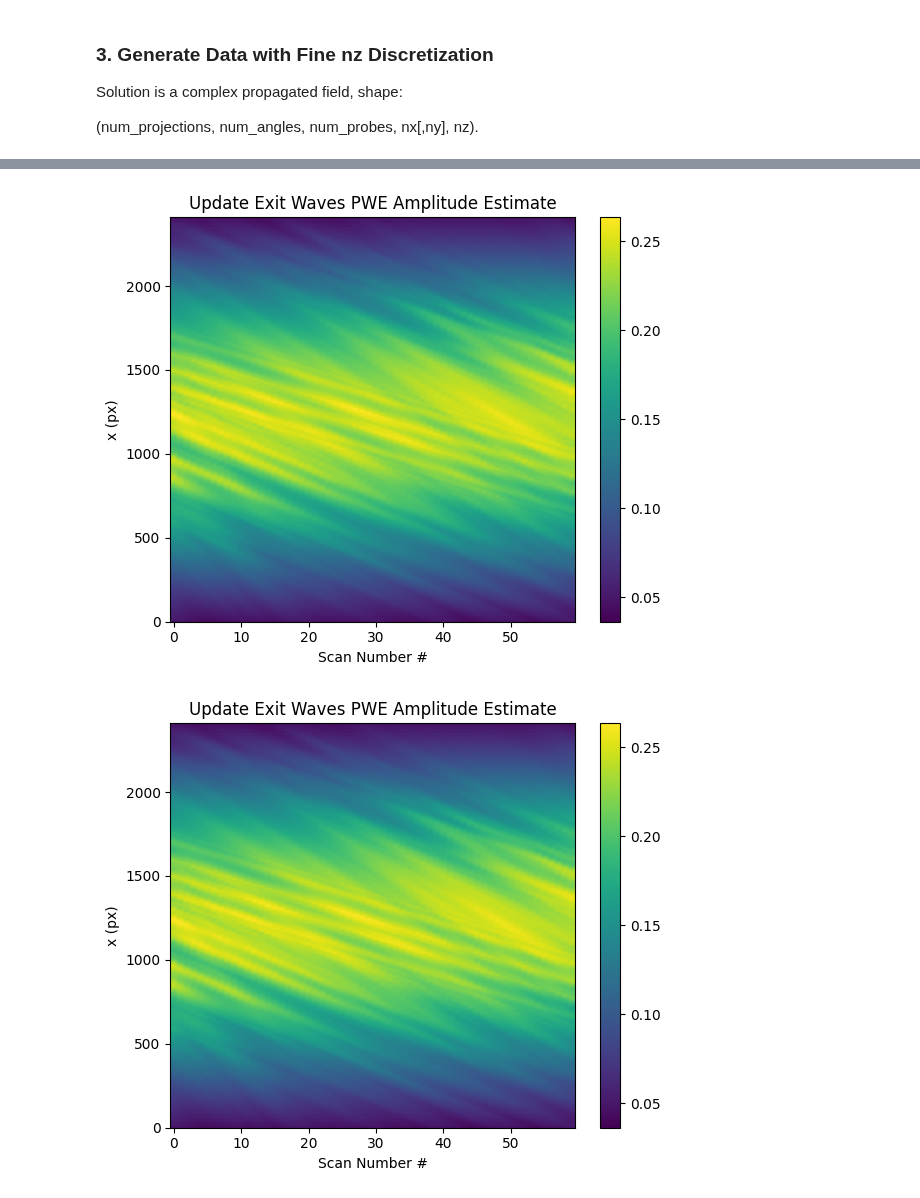
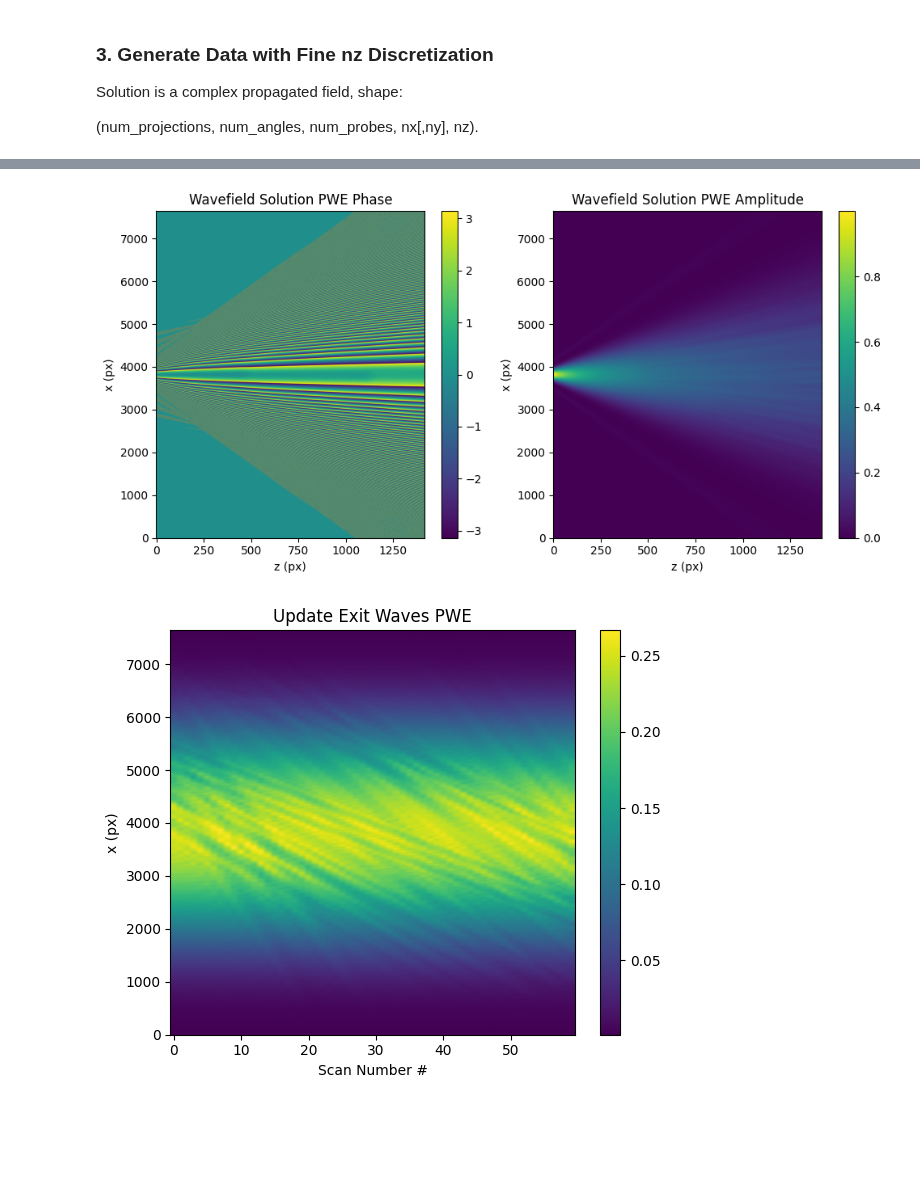
Before and after one commit to bryceshirley/thick_ptycho, a Jupyter notebook: notebooks/2D_examples/1_generate_simulated_data_petsc.ipynb, the cells around one changed output, grey strips where cells are left out. Drawn from its saved outputs; the diff is of its cells as text; code cells hidden in the pictures; blank space fills up the shorter version.

Commit message:
Generate simulation data with notebooks

```diff
--- a/notebooks/2D_examples/1_generate_simulated_data_petsc.ipynb
+++ b/notebooks/2D_examples/1_generate_simulated_data_petsc.ipynb
@@ -47,8 +47,8 @@ n_medium = 1.0  # Refractive index of surrounding medium
 # %%
 # Width Discretization (Pixels)
 scan_points = 60
-step_size_px = 10  # Resolution
-pad_factor = 5  # Must be >= 1.0
+step_size_px = 40  # Resolution
+pad_factor = 2.5  # Must be >= 1.0
 # Overlap = N - (scan_points*step_size_px) = padding
 # Overlap factor = (N - (scan_points*step_size_px)) / step_size_px
 #                = (pad_factor*scan_points) - scan_points) = scan_points*(pad_factor - 1)
@@ -56,7 +56,7 @@ pad_factor = 5  # Must be >= 1.0
 solve_reduced_domain = True
 
 # Thickness Discretization (Pixels)
-points_per_wavelength = 8  # Points per Wavelength for Parallel Wave Equation Solver
+points_per_wavelength = 12  # Points per Wavelength for Parallel Wave Equation Solver
 # nz = 50  # Slices for Multi-Slice
 # Then:
 #  - dz = wavelength / points_per_wavelength
@@ -89,6 +89,7 @@ sim_config = SimulationConfig(
     # Logging and results
     results_dir="./results",
     use_logging=True,
+    empty_space_px=2000
 )
 
 # --- Create the simulation space ---
@@ -178,39 +179,6 @@ Forward model creation and solving time: 182.39 seconds.
 # %%
-# Assuming data_ew is the current estimate of the exit wave (psi)
-fft_waves = np.fft.fft(data_ew)  # Assuming 1D FFT across the last axis (x)
-
-# data is the measured Far-field Intensities (I = |Psi|^2)
-data = np.abs(fft_waves) ** 2
-
-# --- CORRECTION STARTS HERE ---
-
-# 1. Estimate the Far-Field Field Magnitude (sqrt(I))
-sqrt_data = np.sqrt(data) * np.exp(1j * np.angle(fft_waves))
-
-
-#    b. Perform the Inverse Fourier Transform (IFFT) to get the complex exit wave estimate
-exit_waves_estimate_complex = np.fft.ifft(sqrt_data)
-
-# 4. Take the magnitude of the result to get the amplitude for plotting
-exit_waves_amplitude = np.abs(exit_waves_estimate_complex)
-
-# Plotting the estimated Exit Wave Amplitude (Near-field)
-simulation_space.viewer.plot_single_panel(
-    exit_waves_amplitude.T,  # Plot the amplitude estimate
-    title="Update Exit Waves PWE Amplitude Estimate",
-    xlabel="Scan Number #",
-    ylabel="x (px)",
-)
-# Plotting the estimated Exit Wave Amplitude (Near-field)
-simulation_space.viewer.plot_single_panel(
-    np.abs(data_ew).T,  # Plot the amplitude estimate
-    title="Update Exit Waves PWE Amplitude Estimate",
-    xlabel="Scan Number #",
-    ylabel="x (px)",
-)
-
 plot_solution(simulation_space, solution=u_fine)
 plot_data(simulation_space, data=data, exitwaves=data_ew, probes=ptycho_probes)
 # %% [output]
-[figure, old version]
+[figure, new version]
-[figure, old version]
+[figure, new version]
```
Also changed, not shown: parts of 5 cells of this notebook, 1 other file.
